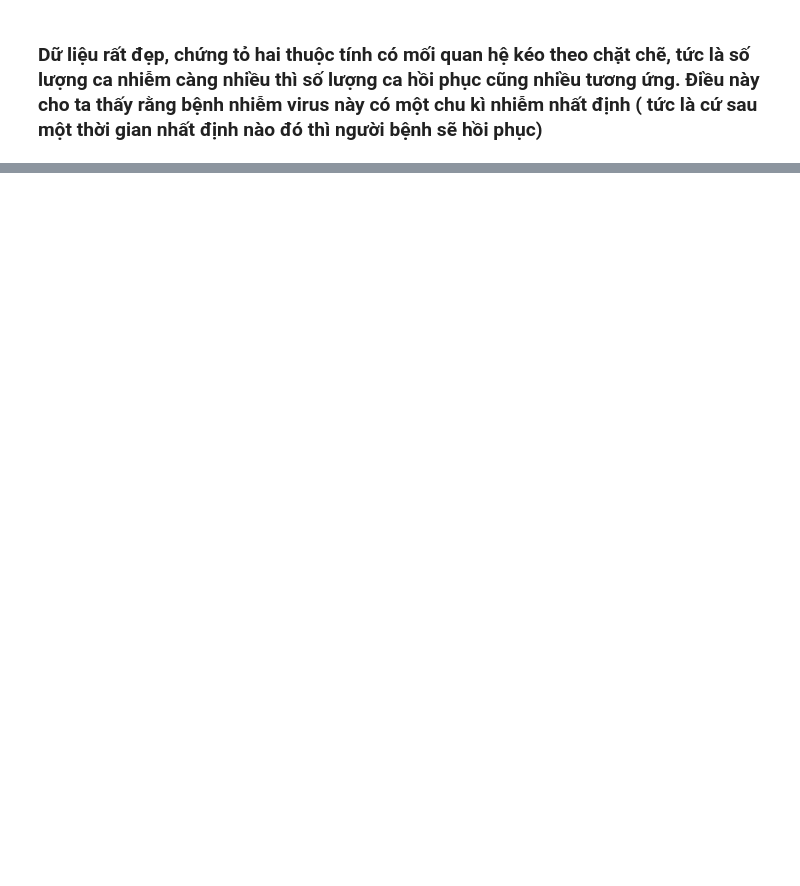
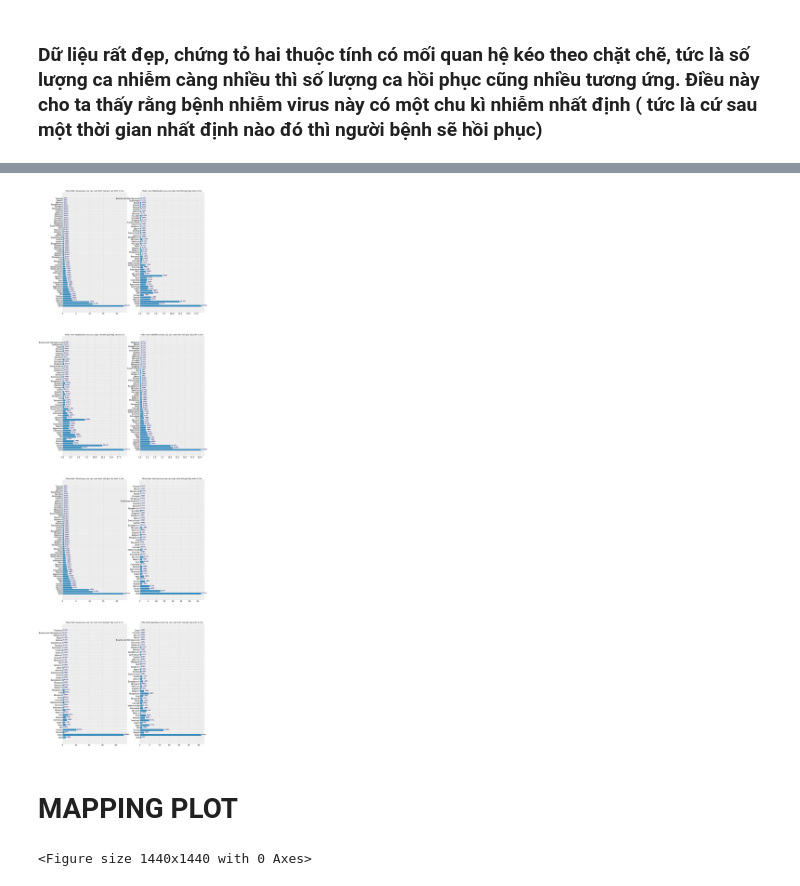
Before and after one commit to Truong1311/Lab01-CoronaVirus, a Jupyter notebook: Phuong.ipynb, the cells around one changed output, grey strips where cells are left out. Drawn from its saved outputs; the diff is of its cells as text; code cells hidden in the pictures; blank space fills up the shorter version.

```diff
--- a/Phuong.ipynb
+++ b/Phuong.ipynb
@@ -237,0 +292,22 @@ plot_ratio_barh(df, 'TotalRecovered', ax[1], min_sup=0.1, title=title)
+# %%
+fig, axes = plt.subplots(4,2, figsize=(20,80))
+for _ in range(4):
+    feature_1 = top_4_pair[_][0][0]
+    feature_2 = top_4_pair[_][0][1]
+    title='Phần trăm ' + feature_1 + ' của các nước trên thế giới (lấy trên 0.2%)'
+    plot_ratio_barh(df, feature_1, axes[_][0], min_sup=0.2, title=title)
+    title='Phần trăm ' + feature_2 + ' của các nước trên thế giới (lấy trên 0.2%)'
+    plot_ratio_barh(df, feature_2, axes[_][1], min_sup=0.2, title=title)
+# %% [output]
+[figure, added]
+# %% [markdown]
+# MAPPING PLOT
+# %%
+# Load data
+
+import geopandas
+plt.figure(figsize=(20,20))
+world = geopandas.read_file(geopandas.datasets.get_path('naturalearth_lowres'))
+world = world.replace({'Oceania': 'Australia/Oceania', 'Antarctica': 'Ship', 'Seven seas (open ocean)': 'Ship'})
+# %% [output]
+<Figure size 1440x1440 with 0 Axes>
```
Also changed, not shown: parts of 9 cells of this notebook.
